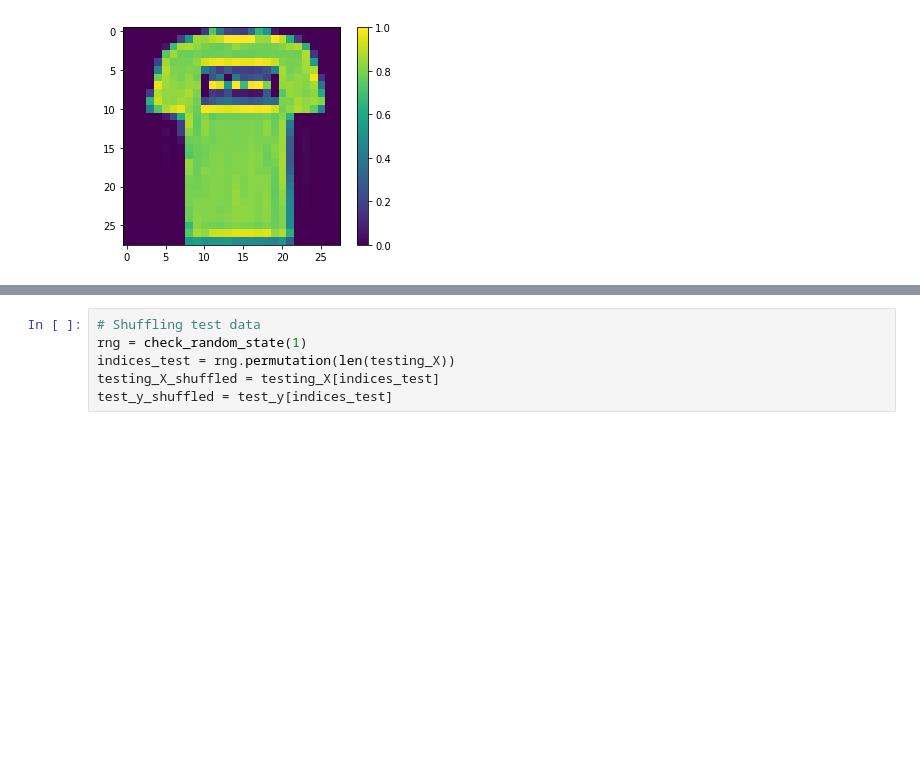
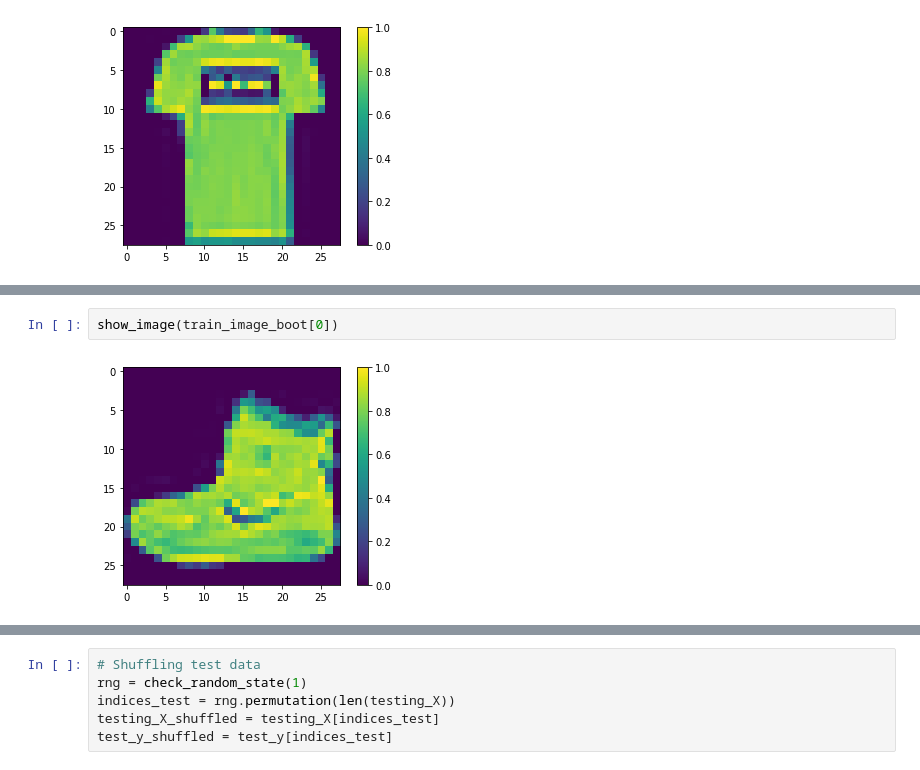
Before and after one commit to Debottam/MachinLearningEx, a Jupyter notebook: tripletVAE_mnist.ipynb, the cells around one changed output, grey strips where cells are left out. Saved outputs shown, nothing was run; the diff lists cells and outputs as text; blank space fills up the shorter version.

```diff
--- a/tripletVAE_mnist.ipynb
+++ b/tripletVAE_mnist.ipynb
@@ -64,3 +73,7 @@ show_image(train_image_trouser[0])
+# %%
+show_image(train_image_boot[0])
+# %% [output]
+[figure, added]
 # %%
 # Data for test with tshirt and shoe
 ## tshirt
```
Also changed, not shown: parts of 43 cells of this notebook.
